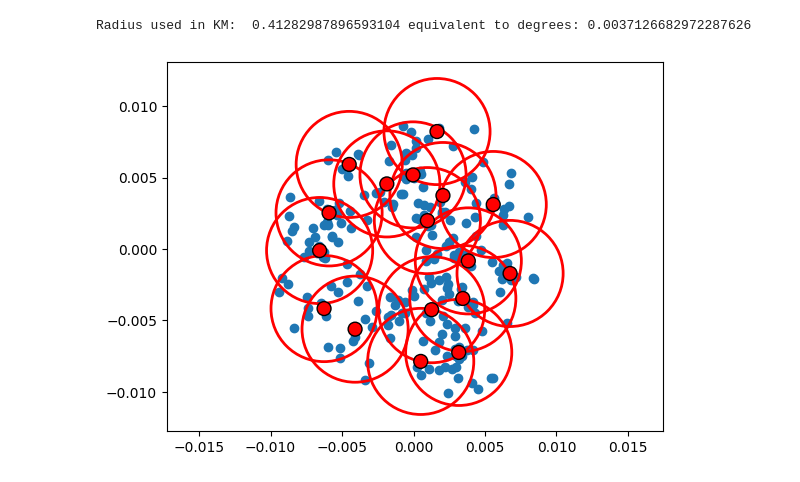
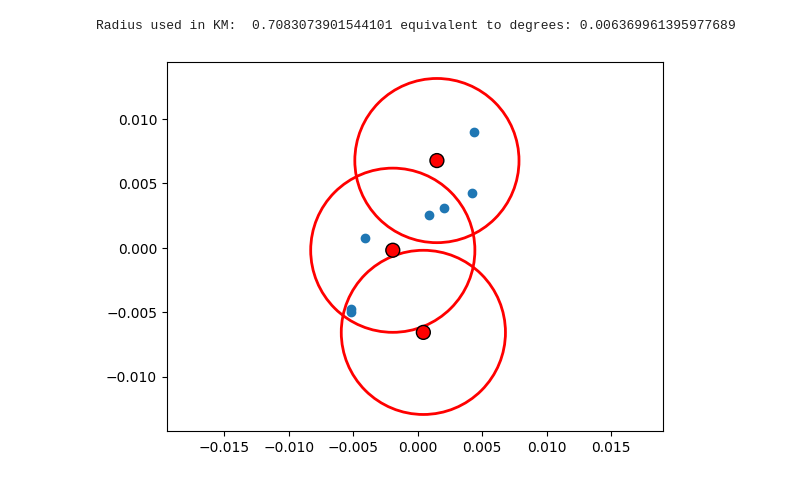
Before and after one commit to giecm1904/Thesis, a Jupyter notebook: Objective Functions/geo_jup.ipynb, the cells around one changed output. Cells and saved outputs as stored; diff of their text form; code cells hidden in the pictures.

```diff
--- a/Objective Functions/geo_jup.ipynb
+++ b/Objective Functions/geo_jup.ipynb
@@ -3,13 +13,4 @@
 # %%
-from sklearn import manifold
-import scipy
-from matplotlib import pyplot as plt
-import numpy as np
-from pyproj import Transformer
-import geopy.distance
-import random
-import math
-
 transformer = Transformer.from_crs('epsg:3857', 'epsg:4326')
 
 def cartesian_to_geo(x, y):
@@ -71,34 +72,34 @@ def plot(node_coords, user_coords):
     radius = get_radius(node_coords)[1]
     plt.scatter(user_coords[:,0], user_coords[:,1])
 
     for coord in node_coords:
         cir = plt.Circle(coord, radius, color='r', fill=False, linewidth=2)
         ax.add_patch(cir)
 
     plt.scatter(node_coords[:,0], node_coords[:,1], c=colors, s=sizes, edgecolor='black')
 
     plt.show()
 
 
 
 
 # EXAMPLE USAGE
 
 max_delay = 2000 # millis
-num_nodes = random.randint(3, 20) # gen some nodes
-num_users = random.randint(num_nodes*2, num_nodes*50) # gen some users
+num_nodes = 3 # random.randint(3, 20) # gen some nodes
+num_users = 8 # random.randint(num_nodes*2, num_nodes*50) # gen some users
 
 # creates a diagonal matrix of delays (in Neptune this is given)
 b = np.random.randint(0, max_delay, size=(num_nodes,num_nodes))
 delay_matrix = (b + b.T)/2
 np.fill_diagonal(delay_matrix, 0)
 
 
 node_coords = delay_to_geo(delay_matrix)
 radius = get_radius(node_coords)
 print("Radius used in KM: ", radius[0], "equivalent to degrees:",  radius[1])
 user_coords = place_users_close_to_nodes(num_users, node_coords)
 plot(node_coords, user_coords)
 # %% [output]
-Radius used in KM:  0.41282987896593104 equivalent to degrees: 0.0037126682972287626
+Radius used in KM:  0.7083073901544101 equivalent to degrees: 0.006369961395977689
-[figure, old version]
+[figure, new version]
```
Also changed, not shown: parts of 5 cells of this notebook, 10 other files.
